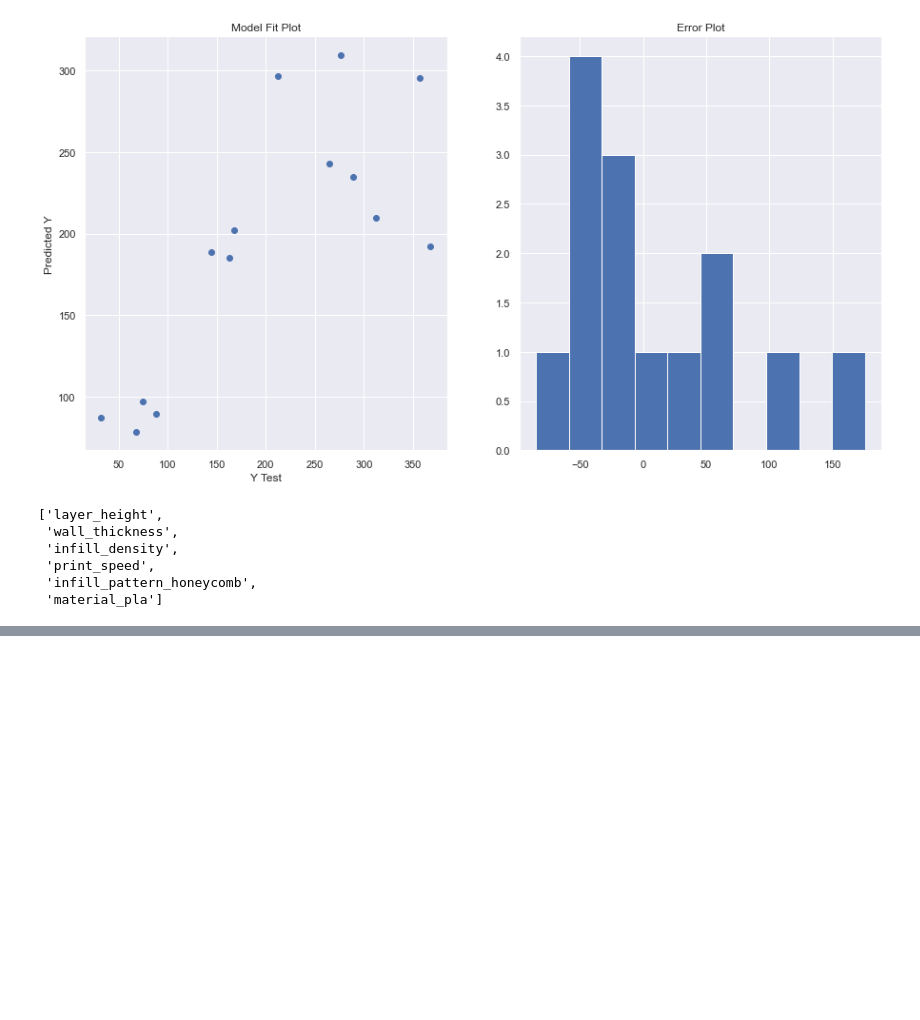
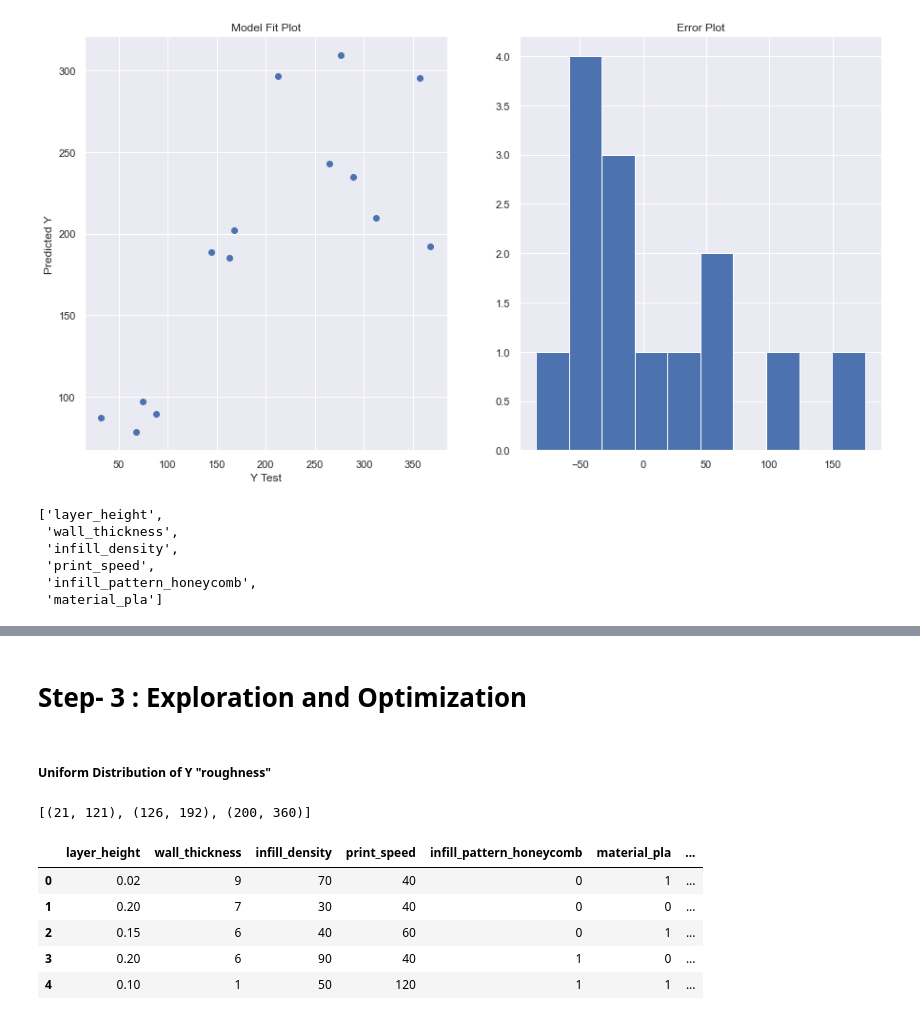
Before and after one commit to SuvroBaner/polymerize.io, a Jupyter notebook: polymerize_notebook.ipynb, the cells around one changed output, grey strips where cells are left out. Drawn from its saved outputs; the diff is of its cells as text; code cells hidden in the pictures; blank space fills up the shorter version.

Commit message:
optimization and input space generation

```diff
--- a/polymerize_notebook.ipynb
+++ b/polymerize_notebook.ipynb
@@ -795,0 +846,4 @@ saveModel(lm_final_roughness, file_name)
+# %% [markdown]
+# Step- 3 : Exploration and Optimization
+# %% [markdown]
+##### Uniform Distribution of Y "roughness"
@@ -795,0 +869,5 @@ saveModel(lm_final_roughness, file_name)
+# %%
+roughness_range = binY(final_dataloader['y_train'])
+roughness_range
+# %% [output]
+[(21, 121), (126, 192), (200, 360)]
@@ -795,0 +893,17 @@ saveModel(lm_final_roughness, file_name)
+# %%
+full_df.reset_index(inplace = True)
+# %%
+full_df = pd.concat([full_df, pd.DataFrame(dataloader['y_train_bins'])], axis=1)
+# %%
+full_df.rename(columns = {0: 'bin'}, inplace=True)
+# %%
+full_df.drop('index', axis = 1, inplace = True)
+# %%
+full_df.head()
+# %% [output]
+|  | layer_height | wall_thickness | infill_density | print_speed | infill_pattern_honeycomb | material_pla | ... |
+| 0 | 0.02 | 9 | 70 | 40 | 0 | 1 | ... |
+| 1 | 0.20 | 7 | 30 | 40 | 0 | 0 | ... |
+| 2 | 0.15 | 6 | 40 | 60 | 0 | 1 | ... |
+| 3 | 0.20 | 6 | 90 | 40 | 1 | 0 | ... |
+| 4 | 0.10 | 1 | 50 | 120 | 1 | 1 | ... |
```
Also changed, not shown: parts of 19 cells of this notebook, 1 other file.
